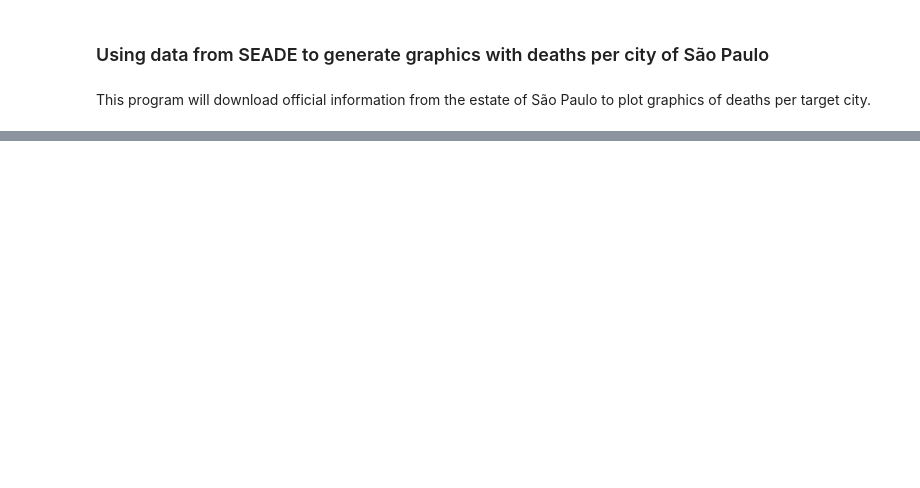
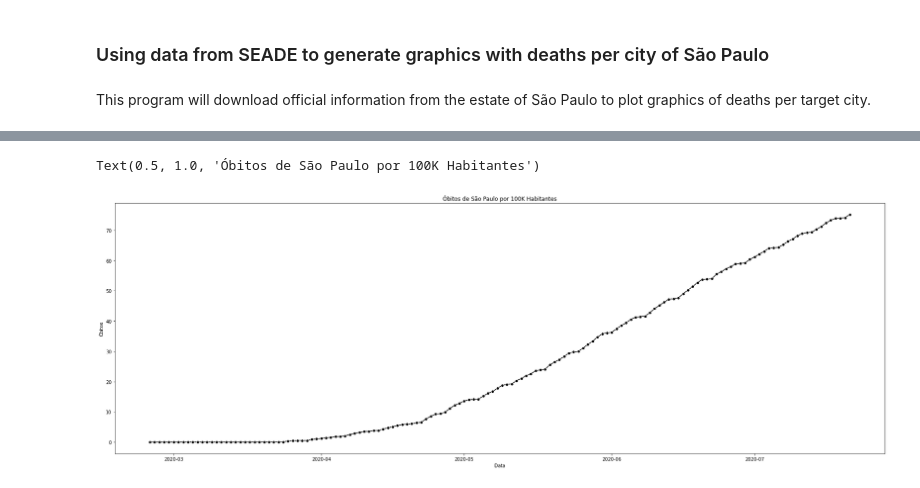
Before and after one commit to tiago-df/My_learning_patch_Python, a Jupyter notebook: COVID-19.ipynb, the cells around one changed output, grey strips where cells are left out. Saved outputs shown, nothing was run; the diff lists cells and outputs as text; code cells hidden in the pictures; blank space fills up the shorter version.

```diff
--- a/COVID-19.ipynb
+++ b/COVID-19.ipynb
@@ -34,3 +44,16 @@ plt.show()
+# %%
+#Gráfico simples com óbitos/100K somente para uma cidade.
+obitos_100K_SaoPaulo = DataCOVID19SP[DataCOVID19SP['nome_munic'] == 'São Paulo']
+
+plt.figure(figsize=(30,10))
+sns.lineplot(x='datahora',y='obitos_pc', color="black", marker='o', data=obitos_100K_SaoPaulo)
+
+plt.xlabel('Data')
+plt.ylabel('Óbitos')
+plt.title('Óbitos de São Paulo por 100K Habitantes')
+# %% [output]
+Text(0.5, 1.0, 'Óbitos de São Paulo por 100K Habitantes')
+[figure, added]
 # %%
 #Preparando o dataframe somente com cidades específicas.
 #Só consegui partindo de uma como ponto de partida e adicionando outras posteriormente no for com o append.
```
Also changed, not shown: parts of 6 cells of this notebook.
